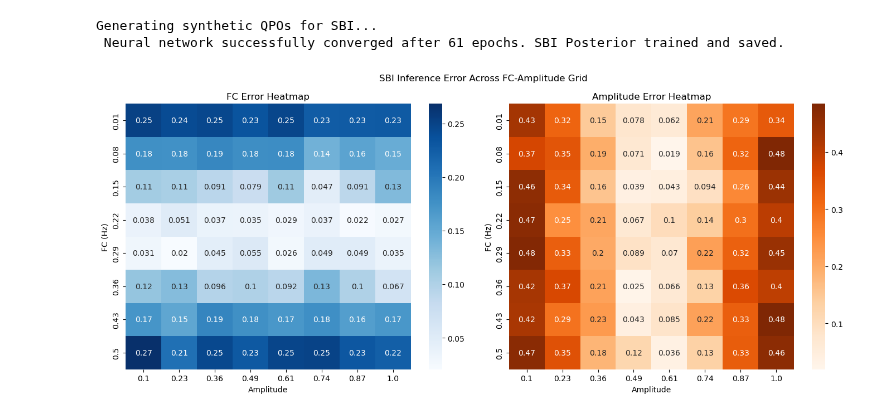
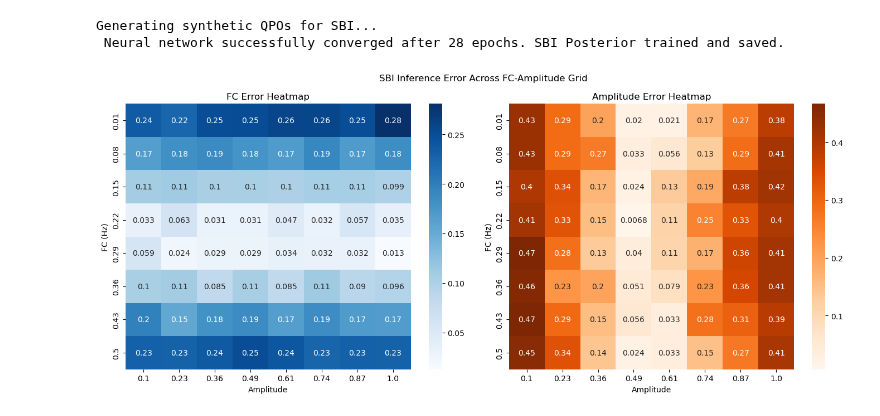
Before and after one commit to sravanth-space/ds_project, a Jupyter notebook: sbi.ipynb, the cells around one changed output. Saved outputs shown, nothing was run; the diff lists cells and outputs as text; code cells hidden in the pictures.

```diff
--- a/sbi.ipynb
+++ b/sbi.ipynb
@@ -14,7 +14,7 @@ from tensorflow.keras.models import load_model
 
 
 #  Load Trained Generator
-generator = load_model("saved_models/qpo_cgan_phy_generator.keras")
+generator = load_model("saved_models/generator_final.keras")
 
 # --- Hyperparameters ---
 latent_dim = 100
@@ -52,7 +52,7 @@ torch.save(posterior, "saved_models/trained_sbi_posterior.pt")
 print(" SBI Posterior trained and saved.")
 # %% [output]
 Generating synthetic QPOs for SBI...
- Neural network successfully converged after 61 epochs. SBI Posterior trained and saved.
+ Neural network successfully converged after 28 epochs. SBI Posterior trained and saved.
 # %%
 import numpy as np
 import torch
@@ -118,11 +118,11 @@ def plot_error_heatmaps(fc_vals, amp_vals, fc_errs, amp_errs):
 # %%
 # Load posterior (already trained and saved)
 posterior = torch.load("saved_models/trained_sbi_posterior.pt")
 
-generator = load_model("saved_models/qpo_cgan_phy_generator.keras")
+generator = load_model("saved_models/generator_final.keras")
 
 fc_vals, amp_vals, fc_errs, amp_errs = run_grid_sbi_evaluation(
     generator, posterior)
 plot_error_heatmaps(fc_vals, amp_vals, fc_errs, amp_errs)
 # %% [output]
-[figure, old version]
+[figure, new version]
```
Also changed, not shown: 15 other files.
